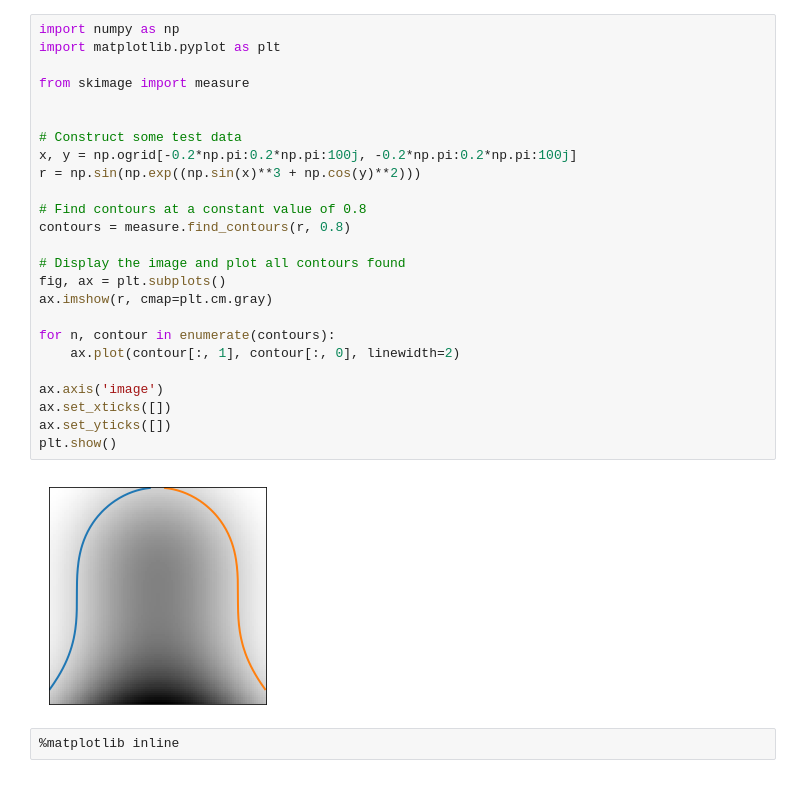
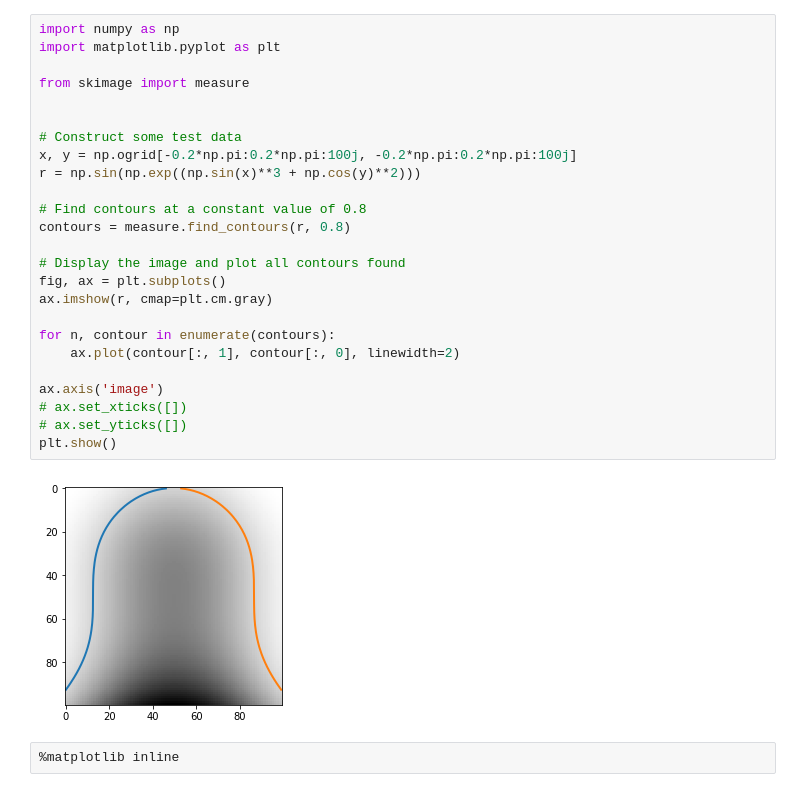
Before and after one commit to cgre-aachen/teaching, a Jupyter notebook: geomodeling/Implicit_field_skimage.ipynb, the cells around one changed output. Saved outputs shown, nothing was run; the diff lists cells and outputs as text.

```diff
--- a/geomodeling/Implicit_field_skimage.ipynb
+++ b/geomodeling/Implicit_field_skimage.ipynb
@@ -1,30 +1,30 @@
 # %%
 import numpy as np
 import matplotlib.pyplot as plt
 
 from skimage import measure
 
 
 # Construct some test data
 x, y = np.ogrid[-0.2*np.pi:0.2*np.pi:100j, -0.2*np.pi:0.2*np.pi:100j]
 r = np.sin(np.exp((np.sin(x)**3 + np.cos(y)**2)))
 
 # Find contours at a constant value of 0.8
 contours = measure.find_contours(r, 0.8)
 
 # Display the image and plot all contours found
 fig, ax = plt.subplots()
 ax.imshow(r, cmap=plt.cm.gray)
 
 for n, contour in enumerate(contours):
     ax.plot(contour[:, 1], contour[:, 0], linewidth=2)
 
 ax.axis('image')
-ax.set_xticks([])
-ax.set_yticks([])
+# ax.set_xticks([])
+# ax.set_yticks([])
 plt.show()
 # %% [output]
-[figure, old version]
+[figure, new version]
 # %%
 %matplotlib inline
 # %%
```
Also changed, not shown: parts of 4 cells of this notebook.
